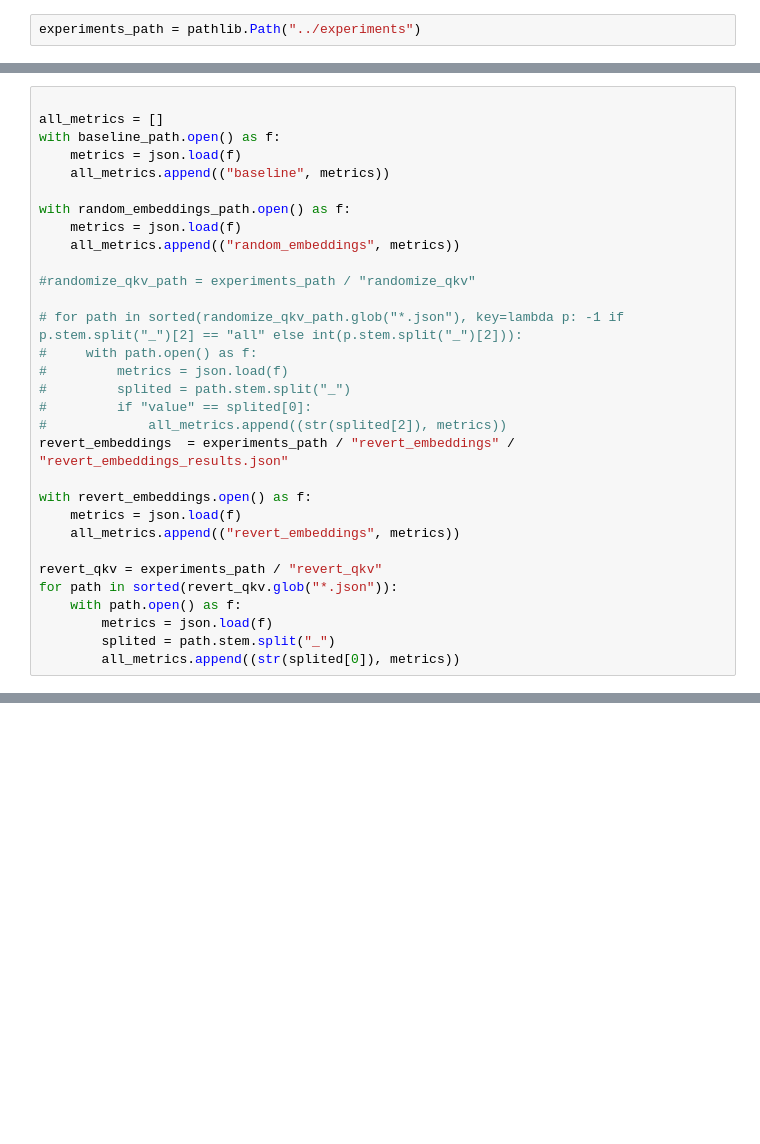
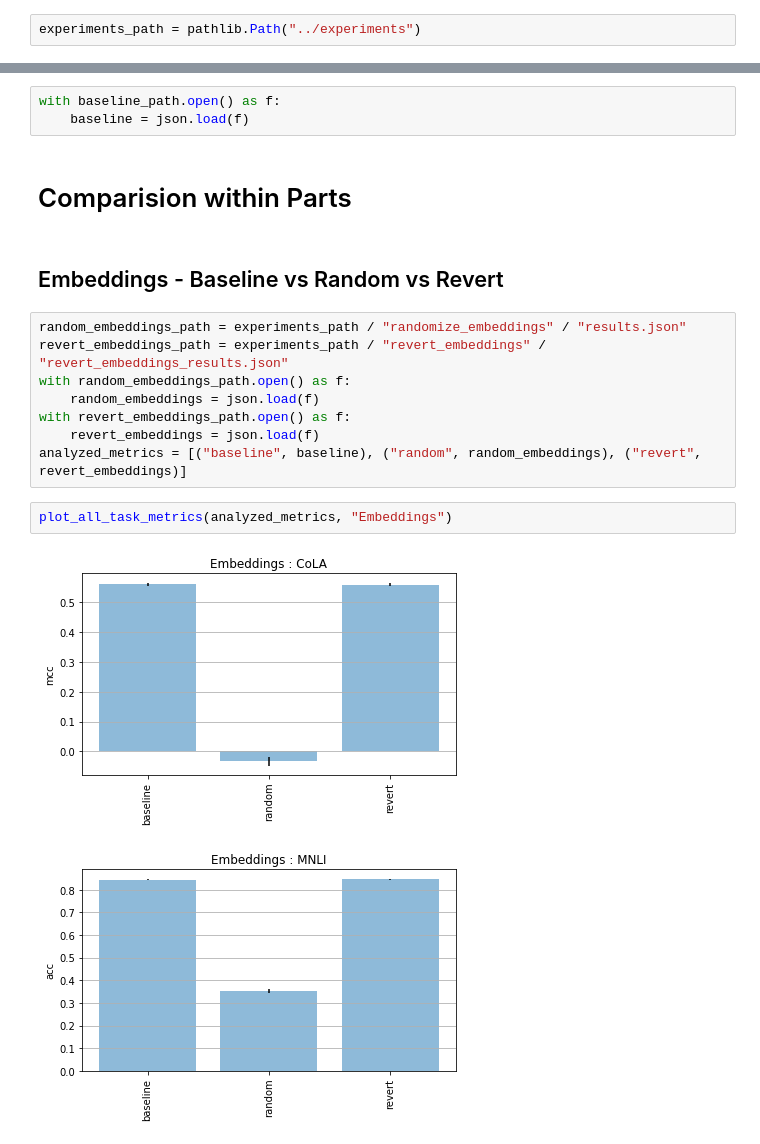
Before and after one commit to sai-prasanna/bert-experiments, a Jupyter notebook: experiment_analysis/analysis_1.ipynb, the cells around one changed output, grey strips where cells are left out. Cells and saved outputs as stored; diff of their text form; blank space fills up the shorter version.

Commit message:
1. Add analysis Charts 2. Add results for pairwise and fully connected randomization 3. Add experiment code

```diff
--- a/experiment_analysis/analysis_1.ipynb
+++ b/experiment_analysis/analysis_1.ipynb
@@ -45,31 +94,0 @@ random_embeddings_path = experiments_path / "randomize_embeddings" / "results.js
-# %%
-
-all_metrics = []
-with baseline_path.open() as f:
-    metrics = json.load(f)
-    all_metrics.append(("baseline", metrics))
-
-with random_embeddings_path.open() as f:
-    metrics = json.load(f)
-    all_metrics.append(("random_embeddings", metrics))
-
-#randomize_qkv_path = experiments_path / "randomize_qkv"
-
-# for path in sorted(randomize_qkv_path.glob("*.json"), key=lambda p: -1 if p.stem.split("_")[2] == "all" else int(p.stem.split("_")[2])):
-#     with path.open() as f:
-#         metrics = json.load(f)
-#         splited = path.stem.split("_")
-#         if "value" == splited[0]:
-#             all_metrics.append((str(splited[2]), metrics))
-revert_embeddings  = experiments_path / "revert_embeddings" / "revert_embeddings_results.json"
-
-with revert_embeddings.open() as f:
-    metrics = json.load(f)
-    all_metrics.append(("revert_embeddings", metrics))
-
-revert_qkv = experiments_path / "revert_qkv"
-for path in sorted(revert_qkv.glob("*.json")):
-    with path.open() as f:
-        metrics = json.load(f)
-        splited = path.stem.split("_")
-        all_metrics.append((str(splited[0]), metrics))
@@ -94,0 +95,20 @@ for name in flattened_metrics[0][1].keys():
+# %%
+with baseline_path.open() as f:
+    baseline = json.load(f)
+# %% [markdown]
+# Comparision within Parts
+# %% [markdown]
+## Embeddings - Baseline vs Random vs Revert
+# %%
+random_embeddings_path = experiments_path / "randomize_embeddings" / "results.json"
+revert_embeddings_path = experiments_path / "revert_embeddings" / "revert_embeddings_results.json"
+with random_embeddings_path.open() as f:
+    random_embeddings = json.load(f)
+with revert_embeddings_path.open() as f:
+    revert_embeddings = json.load(f)
+analyzed_metrics = [("baseline", baseline), ("random", random_embeddings), ("revert", revert_embeddings)]
+# %%
+plot_all_task_metrics(analyzed_metrics, "Embeddings")
+# %% [output]
+[figure, added]
+[figure, added]
```
Also changed, not shown: parts of 21 cells of this notebook, 22 other files.
